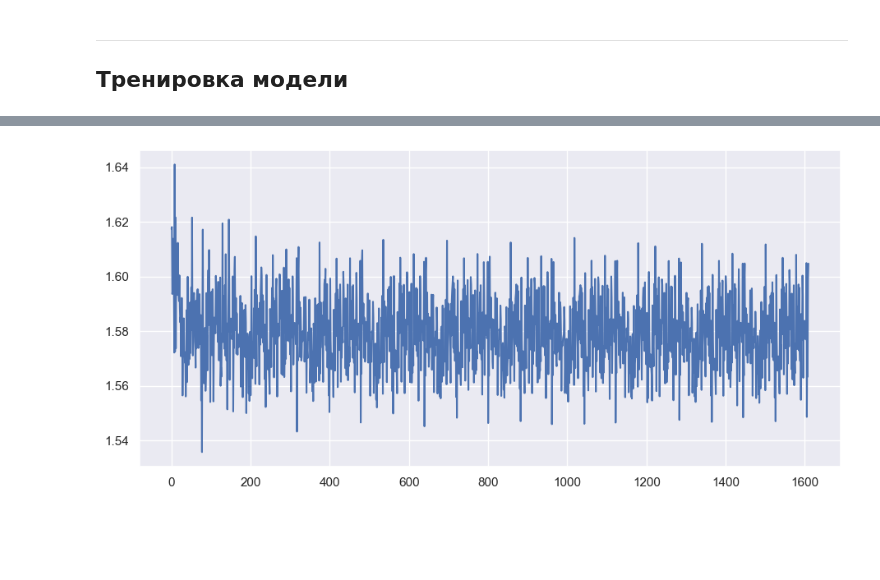
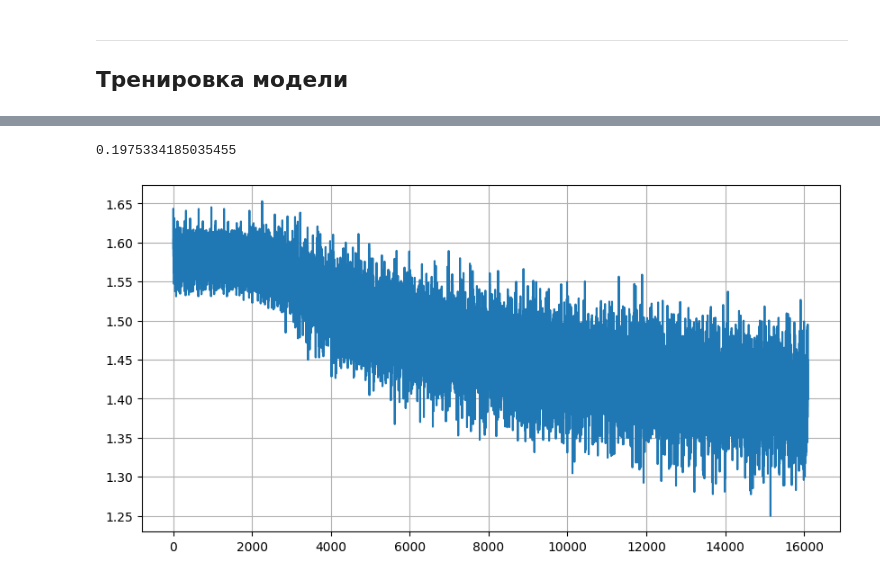
Before and after one commit to DaniilLaptev/transformers, a Jupyter notebook: covidsent.ipynb, the cells around one changed output, grey strips where cells are left out. Drawn from its saved outputs; the diff is of its cells as text; code cells hidden in the pictures; blank space fills up the shorter version.

Commit message:
Trained on covidsent

```diff
--- a/covidsent.ipynb
+++ b/covidsent.ipynb
@@ -85,7 +71,7 @@ device = torch.device('cuda') if torch.cuda.is_available() else torch.device('cp
 # %%
 from torch.utils.data import DataLoader, Dataset
 from sklearn.preprocessing import OneHotEncoder
-ohe = OneHotEncoder(sparse=False)
+ohe = OneHotEncoder(sparse_output=False)
 
 class TwitterDataset(Dataset):
     def __init__(self, set) -> None:
@@ -111,8 +97,8 @@ def dset(set):
         'labels': ohe.fit_transform(set['Sentiment'].to_numpy().reshape(-1, 1))
     }
 
-train_loader = DataLoader(TwitterDataset(dset(train_dataset)), batch_size=256)
-test_loader = DataLoader(TwitterDataset(dset(test_dataset)), batch_size=128)
+train_loader = DataLoader(TwitterDataset(dset(train_dataset)), batch_size=128)
+test_loader = DataLoader(TwitterDataset(dset(test_dataset)), batch_size=256)
 # %% [markdown]
 ---
 ## Тренировка модели
@@ -127,11 +113,9 @@ from sklearn.metrics import classification_report
 def train(model, loader, epochs, lr):
     optimizer = Adam(model.parameters(), lr=lr)
     criterion = nn.CrossEntropyLoss()
-    # scheduler = lr_scheduler.OneCycleLR(
-    #     optimizer=optimizer,
-    #     total_steps=len(loader)*epochs,
-    #     max_lr=lr
-    #     )
+    scheduler = lr_scheduler.CosineAnnealingLR(
+        optimizer, 25,
+    )
 
     model.train()
 
@@ -154,7 +138,7 @@ def train(model, loader, epochs, lr):
 
             step +=1
             pbar.update(1)
-        # scheduler.step()
+        scheduler.step()
 
     return losses
 
@@ -178,10 +162,10 @@ classifier = EncoderForSequenceClassification(
     Encoder(tokenizer.vocab_size,
             num_layers=2,
             attn_heads=4,
-            hidden_dim=64,
+            hidden_dim=128,
             dropout=0.2,
             context=256),
     num_classes = 5
-)
+).to(device)
 count_parameters(classifier)
 # %% [output]
@@ -221,10 +205,18 @@ weighted avg       0.20      0.18      0.17      3798
+# %%
+from sklearn.metrics import f1_score
+true, pred = evaluate(classifier, test_loader)
+print(f1_score(true, pred, average='weighted'))
+# %% [output]
+0.1975334185035455
 # %%
-losses = train(classifier, train_loader, epochs=10, lr=1e-2)
+losses = train(classifier, train_loader, epochs=50, lr=1e-3)
 # %%
+fig = plt.figure(figsize=(10, 5))
 plt.plot(torch.arange(len(losses)), losses)
+plt.grid()
 plt.show()
 # %% [output]
-[figure, old version]
+[figure, new version]
 # %%
 true, pred = evaluate(classifier, test_loader)
 print(classification_report(true, pred))
```
Also changed, not shown: parts of 7 cells of this notebook, 3 other files.
